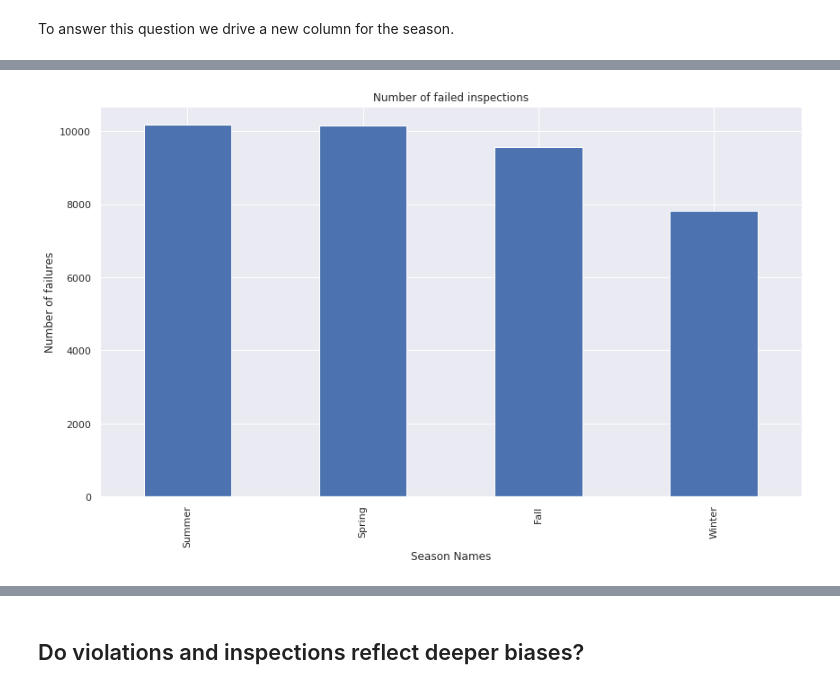
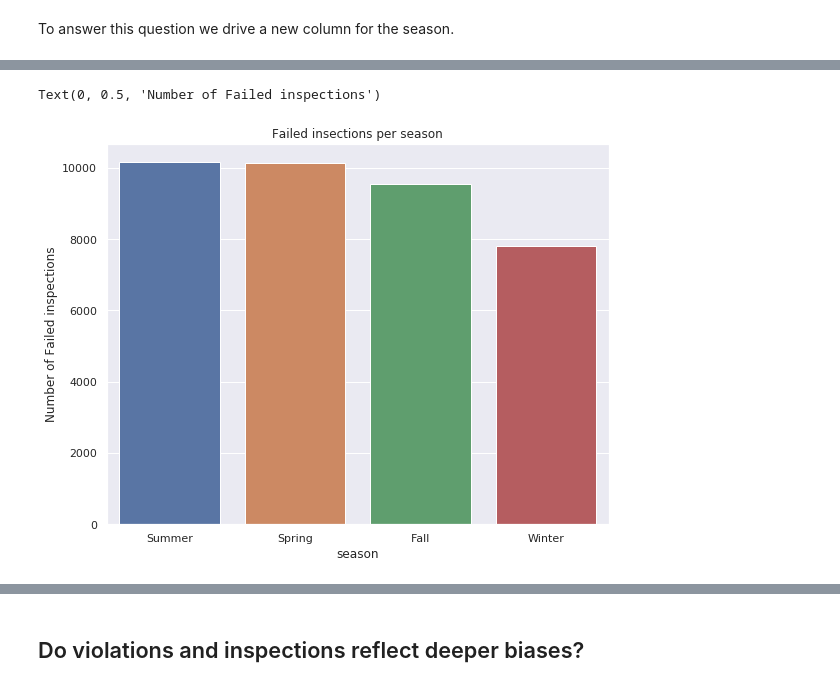
Before and after one commit to MNabegh/ADAknow, a Jupyter notebook: analysis.ipynb, the cells around one changed output, grey strips where cells are left out. Saved outputs shown, nothing was run; the diff lists cells and outputs as text; code cells hidden in the pictures.

Commit message:
finish failures

```diff
--- a/analysis.ipynb
+++ b/analysis.ipynb
@@ -1603,9 +1599,13 @@ subset_fails_df = subset_df[subset_df['results'] == 'Fail']
-# %%
-ax = subset_fails_df['season'].value_counts().plot(kind='bar',
-                                    figsize=(14,8),
-                                    title="Number of failed inspections")
-ax.set_xlabel("Season Names")
-ax.set_ylabel("Number of failures")
-plt.show()
-# %% [output]
-[figure, removed]
+# %%
+# Calculate the number of failed inspection each season
+grouped_fails_df = chicago_df_noNan[chicago_df_noNan['results'] == 'Fail']\
+                                .groupby('season',as_index=False)['zip']\
+                                .count()
+ax = plt.axes()
+sns.set(rc={'figure.figsize':(9,7)})
+sns.barplot(x='season', y='zip', data=grouped_fails_df.sort_values('zip', ascending=False))
+ax.set_title('Failed insections per season')
+ax.set_ylabel('Number of Failed inspections')
+# %% [output]
+Text(0, 0.5, 'Number of Failed inspections')
+[figure, added]
```
Also changed, not shown: parts of 25 cells of this notebook, 1 other file.
